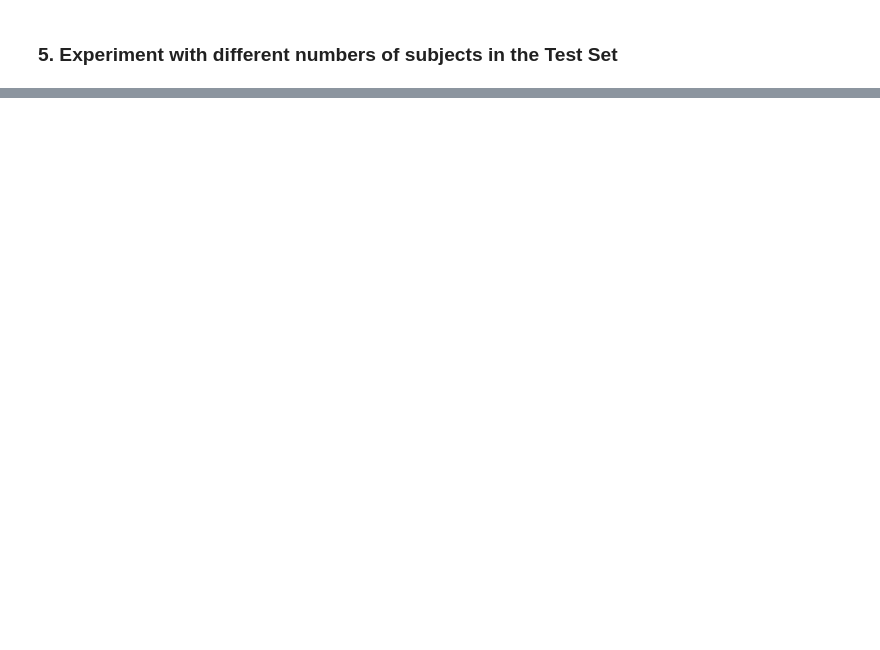
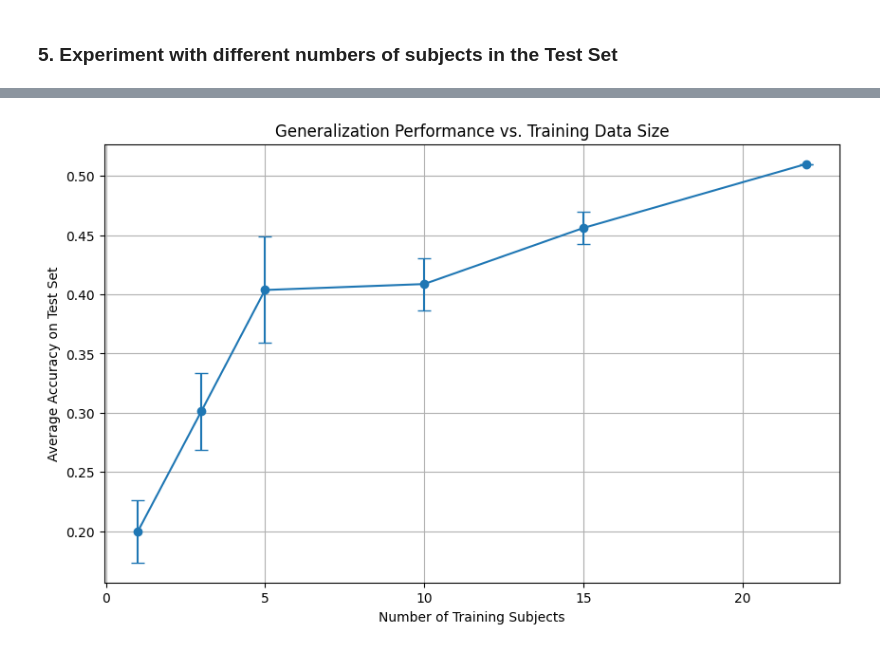
Before and after one commit to 22cav/nssp-mp2, a Jupyter notebook: part2/generalization.ipynb, the cells around one changed output, grey strips where cells are left out. Cells and saved outputs as stored; diff of their text form; code cells hidden in the pictures; blank space fills up the shorter version.

```diff
--- a/part2/generalization.ipynb
+++ b/part2/generalization.ipynb
@@ -371,0 +316,73 @@ Training with 22 subjects...
+# %%
+# Experiment: Varying Training Set Size
+
+if len(subject_ids) > 5:
+    np.random.seed(222)
+    test_subjects = np.random.choice(subject_ids, size=5, replace=False)
+    train_pool_subjects = [s for s in subject_ids if s not in test_subjects]
+    test_subjects_subset = test_subjects.tolist()
+
+    training_sizes = [1, 3, 5, 10, 15, len(train_pool_subjects)]
+    training_sizes = [s for s in training_sizes if s <= len(train_pool_subjects)]
+    training_sizes = sorted(list(set(training_sizes)))
+
+    n_repetitions = 5
+    results_mean = []
+    results_std = []
+
+    X_test, y_test = [], []
+    for sub_id in test_subjects_subset:
+        X_sub, y_sub, _ = all_subjects_data[sub_id]
+        X_test.append(X_sub)
+        y_test.append(y_sub)
+
+    X_test = np.vstack(X_test)
+    y_test = np.concatenate(y_test)
+
+    print(f"Test subjects: {test_subjects_subset}")
+
+    for size in training_sizes:
+        print(f"Training with {size} subjects...")
+        size_accuracies = []
+
+        for _ in range(n_repetitions):
+            selected_train_subjects = np.random.choice(train_pool_subjects, size, replace=False)
+
+            X_train, y_train = [], []
+            for sub_id in selected_train_subjects:
+                X_sub, y_sub, _ = all_subjects_data[sub_id]
+                X_train.append(X_sub)
+                y_train.append(y_sub)
+
+            X_train = np.vstack(X_train)
+            y_train = np.concatenate(y_train)
+
+            # Shuffle training data
+            train_indices = np.arange(X_train.shape[0])
+            np.random.shuffle(train_indices)
+            X_train = X_train[train_indices]
+            y_train = y_train[train_indices]
+
+            scaler = StandardScaler()
+            X_train_z = scaler.fit_transform(X_train)
+            X_test_z = scaler.transform(X_test)
+
+            model = SVC(C=100, class_weight='balanced', gamma=0.001, kernel='rbf')
+
+            # Fit the model
+            model.fit(X_train, y_train)
+            y_pred = model.predict(X_test)
+            acc = accuracy_score(y_test, y_pred)
+            size_accuracies.append(acc)
+
+        results_mean.append(np.mean(size_accuracies))
+        results_std.append(np.std(size_accuracies))
+
+    plt.figure(figsize=(10, 6))
+    plt.errorbar(training_sizes, results_mean, yerr=results_std, fmt='-o', capsize=5)
+    plt.xlabel("Number of Training Subjects")
+    plt.ylabel("Average Accuracy on Test Set")
+    plt.title("Generalization Performance vs. Training Data Size")
+    plt.grid(True)
+    plt.show()
+# %% [output]
@@ -371,0 +396 @@ Training with 22 subjects...
+[figure, added]
```
Also changed, not shown: parts of 8 cells of this notebook, 1 other file.
